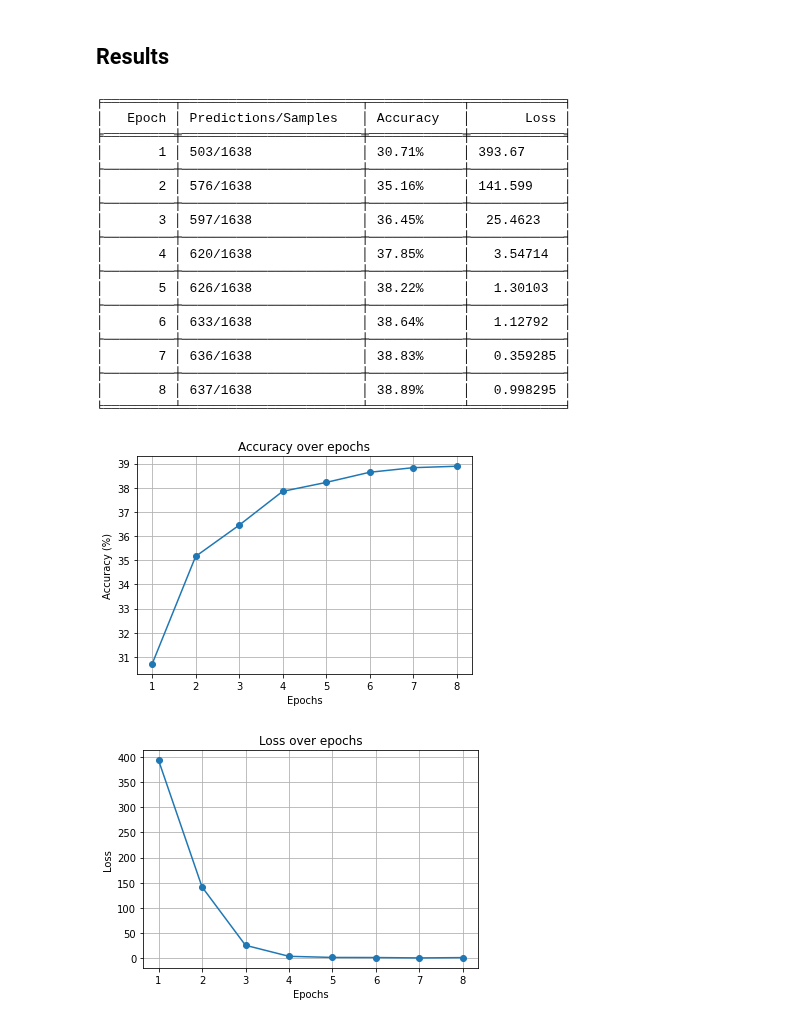
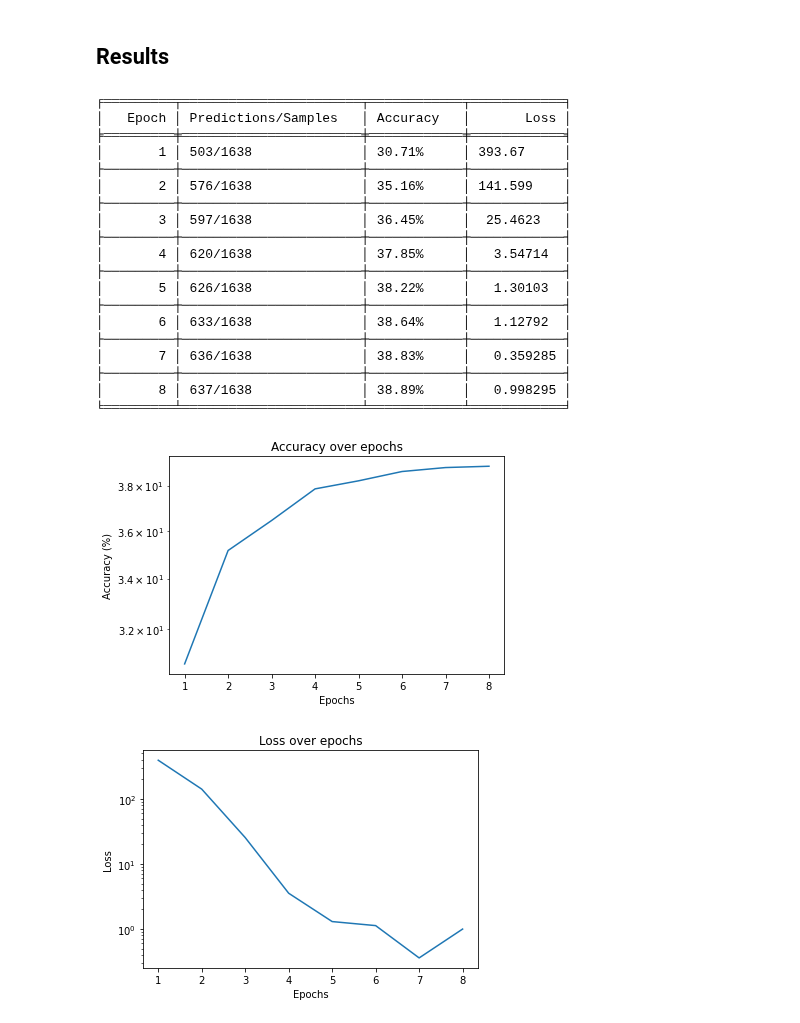
Before and after one commit to Baccega/flower-classifier, a Jupyter notebook: flower-classifier-2-layers.ipynb, the cells around one changed output. Drawn from its saved outputs; the diff is of its cells as text; code cells hidden in the pictures.

```diff
--- a/flower-classifier-2-layers.ipynb
+++ b/flower-classifier-2-layers.ipynb
@@ -25,13 +25,14 @@ from torch import nn, optim
 import torch.nn.functional as F
 import torch.utils.data as data
 from torch.utils.data import Dataset
+from torch.utils.tensorboard import SummaryWriter
 # from torch.autograd import Variable
 from torchvision import datasets, transforms
 
 # --- CONSTANTS AND HYPERPARAMETERS ---
 
 SEED = 151836
-DATASET_SPLIT = 0.8  # Get 80% of dataset for training, the rest for validating
+DATASET_SPLIT = 0.8  # Get 80% of dataset for training, the rest for testing
 
 BATCH_SIZE = 64
 N_EPOCHS = 8
@@ -61,6 +62,9 @@ device = "cuda" if torch.cuda.is_available() else "cpu"
 #     else ("mps" if torch.backends.mps.is_available() else "cpu")
 # )
 
+# Tensorboard writer
+writer = SummaryWriter()
+
 print(f"-----\nPyTorch version: {torch.__version__}\nDevice: {device}\n-----")
 # %% [output]
 -----
@@ -314,3 +318,8 @@ for epoch in range(N_EPOCHS):
             accuracy,
             running_loss.item(),
         ]
+        writer.add_scalar("Loss/train", running_loss, epoch)
+        writer.add_scalar('Accuracy/test', accuracy, epoch)
+
+writer.flush()
+writer.close()
@@ -351,38 +369,40 @@ for index, row in training_results_data.iterrows():
 print(tabulate(formatted_training_results_data, headers = 'keys', tablefmt = 'fancy_grid', showindex="never"))
 
 
-plt.plot(training_results_data["Epoch"], training_results_data["Accuracy"],  marker='o')
+plt.plot(training_results_data["Epoch"], training_results_data["Accuracy"])
 plt.title('Accuracy over epochs')
 plt.xlabel('Epochs')
 plt.ylabel('Accuracy (%)')
-plt.grid(True)
+plt.yscale('log')
+# plt.grid(True)
 plt.show()
 
-plt.plot(training_results_data["Epoch"], training_results_data["Loss"],  marker='o')
+plt.plot(training_results_data["Epoch"], training_results_data["Loss"])
 plt.title('Loss over epochs')
 plt.xlabel('Epochs')
 plt.ylabel('Loss')
-plt.grid(True)
+plt.yscale('log')
+# plt.grid(True)
 plt.show()
 # %% [output]
 ╒═════════╤═══════════════════════╤════════════╤════════════╕
 │   Epoch │ Predictions/Samples   │ Accuracy   │       Loss │
 ╞═════════╪═══════════════════════╪════════════╪════════════╡
 │       1 │ 503/1638              │ 30.71%     │ 393.67     │
 ├─────────┼───────────────────────┼────────────┼────────────┤
 │       2 │ 576/1638              │ 35.16%     │ 141.599    │
 ├─────────┼───────────────────────┼────────────┼────────────┤
 │       3 │ 597/1638              │ 36.45%     │  25.4623   │
 ├─────────┼───────────────────────┼────────────┼────────────┤
 │       4 │ 620/1638              │ 37.85%     │   3.54714  │
 ├─────────┼───────────────────────┼────────────┼────────────┤
 │       5 │ 626/1638              │ 38.22%     │   1.30103  │
 ├─────────┼───────────────────────┼────────────┼────────────┤
 │       6 │ 633/1638              │ 38.64%     │   1.12792  │
 ├─────────┼───────────────────────┼────────────┼────────────┤
 │       7 │ 636/1638              │ 38.83%     │   0.359285 │
 ├─────────┼───────────────────────┼────────────┼────────────┤
 │       8 │ 637/1638              │ 38.89%     │   0.998295 │
 ╘═════════╧═══════════════════════╧════════════╧════════════╛
-[figure, old version]
+[figure, new version]
-[figure, old version]
+[figure, new version]
```
Also changed, not shown: parts of 1 cell of this notebook, 1 other file.
